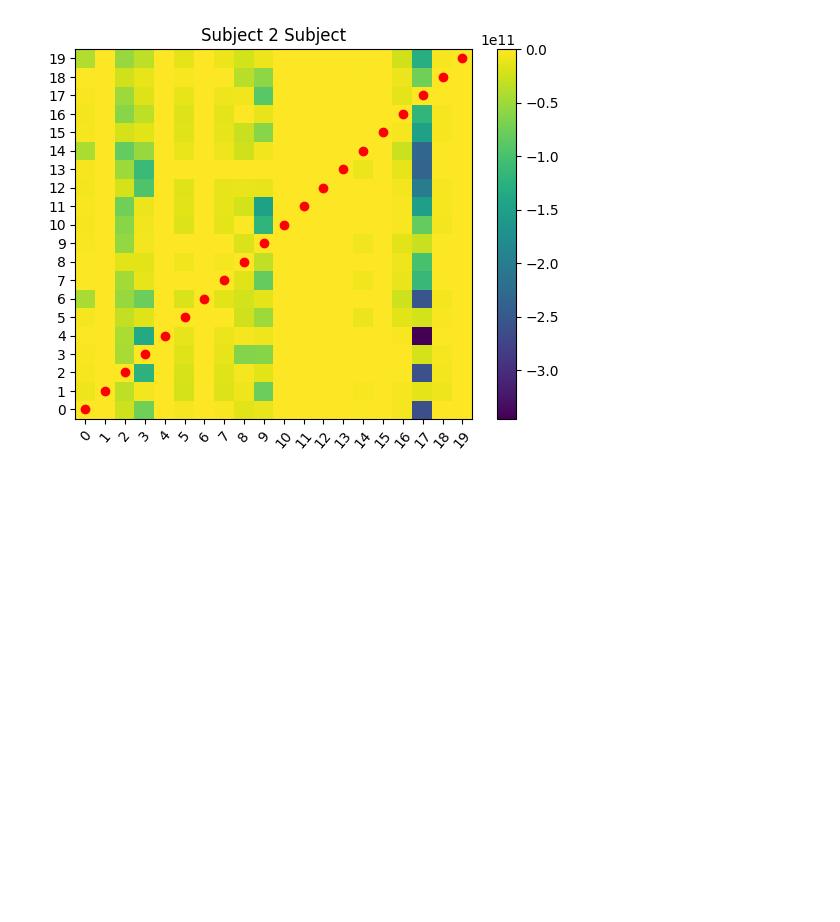
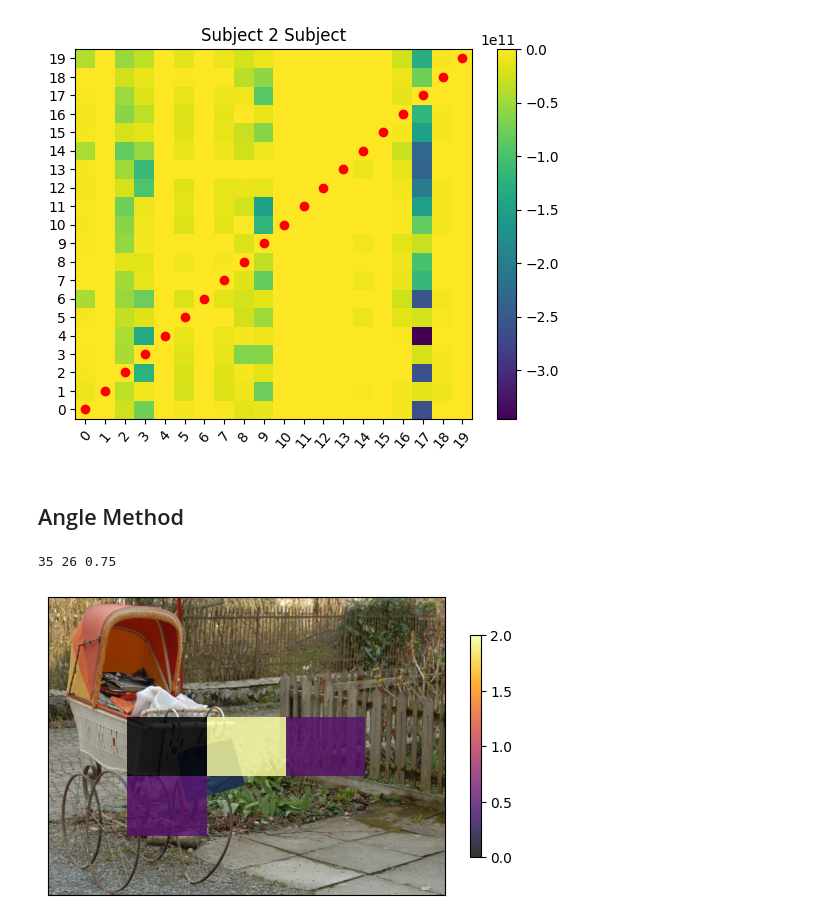
Before and after one commit to nicofilippucci/PyEyeSim, a Jupyter notebook: Notebooks/PyEyeSimHMMValidation.ipynb, the cells around one changed output. Cells and saved outputs as stored; diff of their text form; code cells hidden in the pictures; blank space fills up the shorter version.

```diff
--- a/Notebooks/PyEyeSimHMMValidation.ipynb
+++ b/Notebooks/PyEyeSimHMMValidation.ipynb
@@ -200,3 +200,16 @@ S = UrbanDat.HMMSimPipelineSubject2Subject(ncomp=[2,3,4,5,6,7,8,9,10], iter=10,
 S = UrbanDat.HMMSimPipelineSubject2Subject(ncomp=[2,3,4,5,6,7,8,9,10], iter=20, stim=2)
 # %% [output]
 [figure]
+# %% [markdown]
+## Angle Method
+# %%
+def visSub2Sub(self, S1, S2, stim, inferS=False, alpha=.8):
+    s1, s2 = np.unravel_index(np.argmax(S2, axis=None), S2.shape)
+    print(s1, s2, S2[s1, s2])
+    self.VisGrid(S1[s1,s2],stim,cbar=True,inferS=inferS,alpha=alpha)
+# %%
+SimSacP,SimVals,SimValsSD = UrbanDat.ScanpathSimSubject2Subject(stim=1, nHor=5, inferS=False,normalize='mult')
+visSub2Sub(UrbanDat, SimSacP, SimVals, 1)
+# %% [output]
+35 26 0.75
+[figure, added]
```
Also changed, not shown: parts of 5 cells of this notebook, 2 other files.
